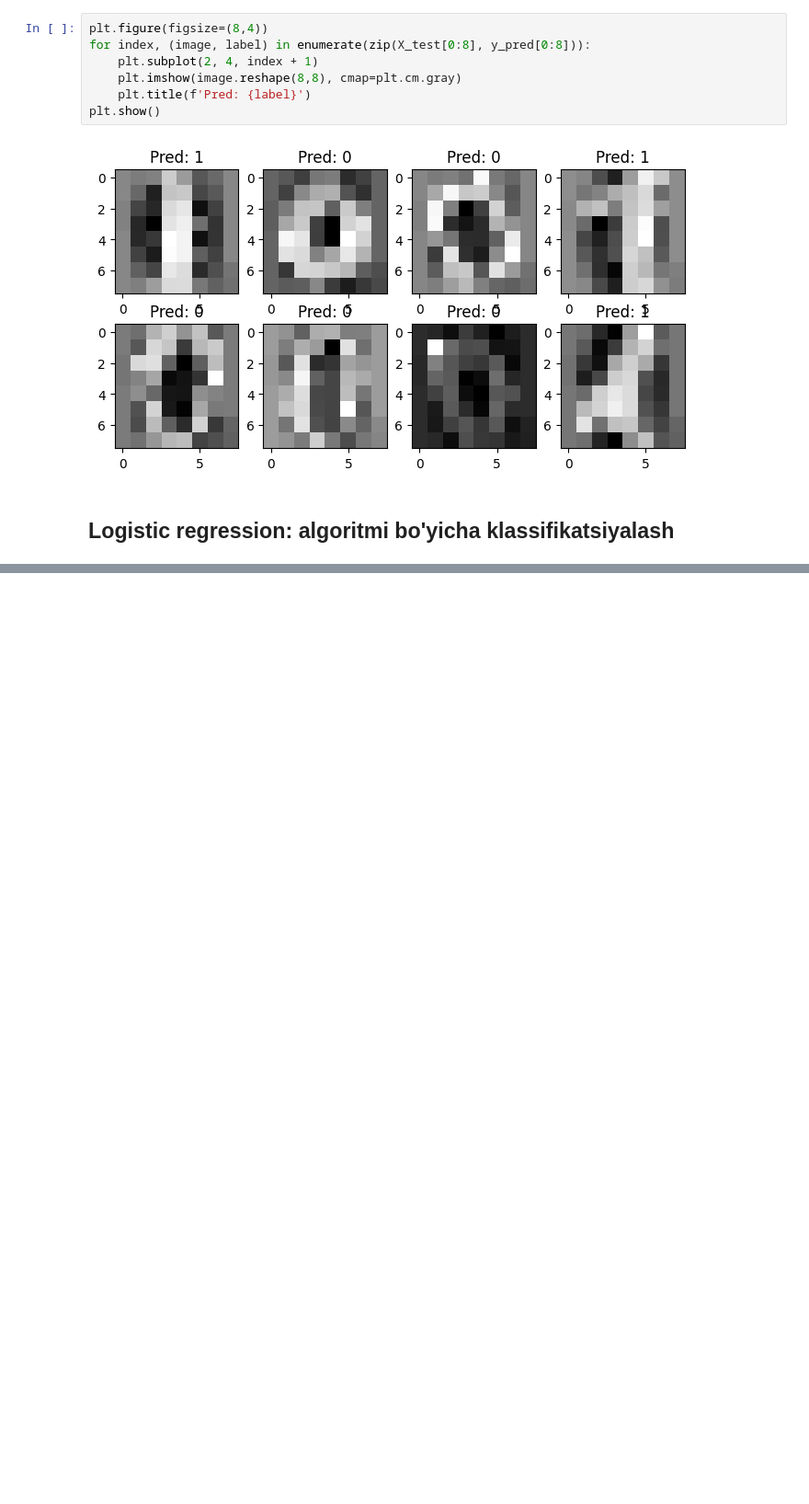
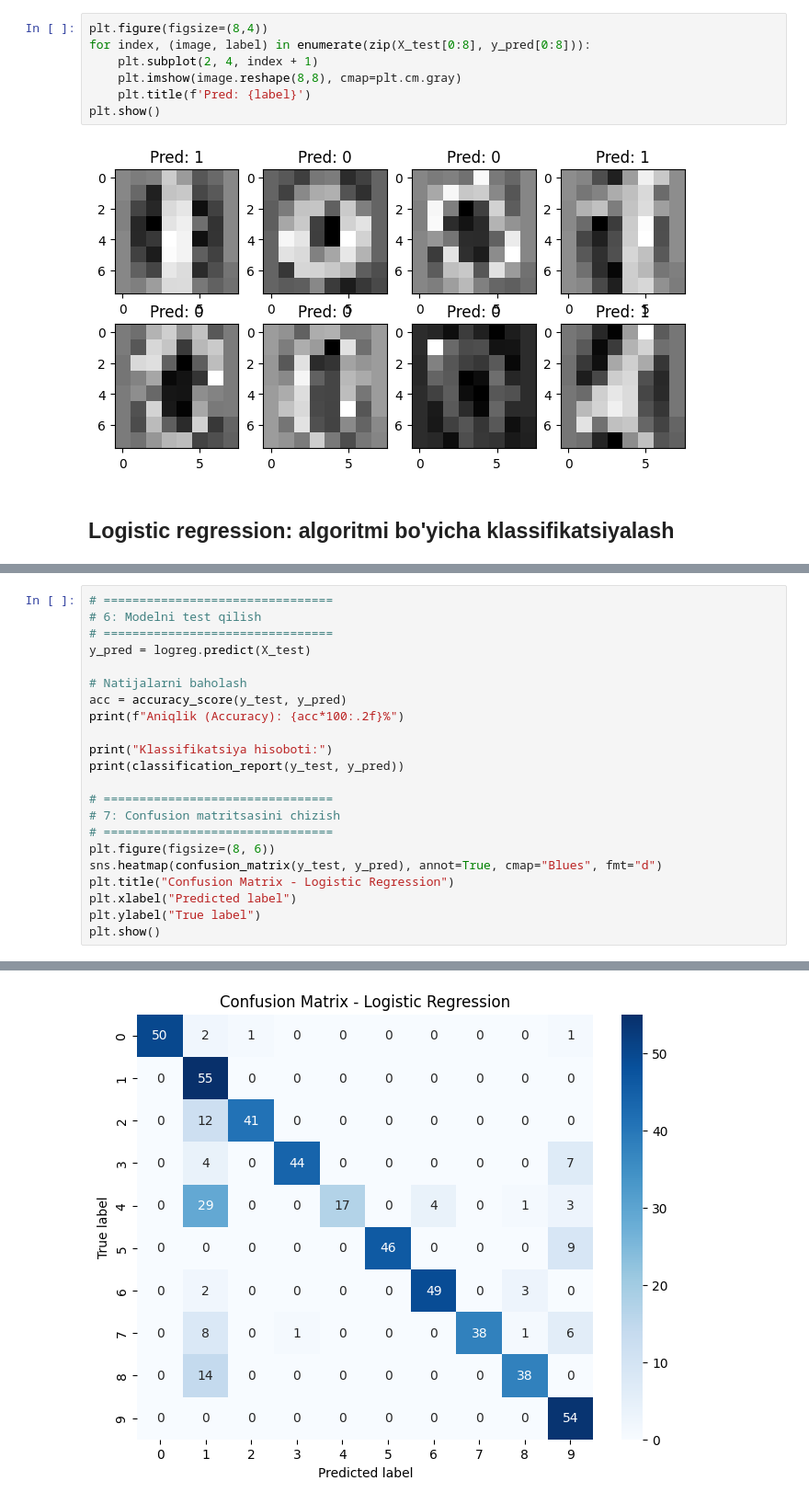
Before and after one commit to fartech00/Prompt-refining, a Jupyter notebook: TAFU_KNN.ipynb, the cells around one changed output, grey strips where cells are left out. Shown at 92% size. Cells and saved outputs as stored; diff of their text form; blank space fills up the shorter version.

```diff
--- a/TAFU_KNN.ipynb
+++ b/TAFU_KNN.ipynb
@@ -271,0 +367,23 @@ plt.show()
+# %%
+# ================================
+# 6: Modelni test qilish
+# ================================
+y_pred = logreg.predict(X_test)
+
+# Natijalarni baholash
+acc = accuracy_score(y_test, y_pred)
+print(f"Aniqlik (Accuracy): {acc*100:.2f}%")
+
+print("Klassifikatsiya hisoboti:")
+print(classification_report(y_test, y_pred))
+
+# ================================
+# 7: Confusion matritsasini chizish
+# ================================
+plt.figure(figsize=(8, 6))
+sns.heatmap(confusion_matrix(y_test, y_pred), annot=True, cmap="Blues", fmt="d")
+plt.title("Confusion Matrix - Logistic Regression")
+plt.xlabel("Predicted label")
+plt.ylabel("True label")
+plt.show()
+# %% [output]
@@ -271,0 +408 @@ plt.show()
+[figure, added]
```
Also changed, not shown: parts of 12 cells of this notebook.
